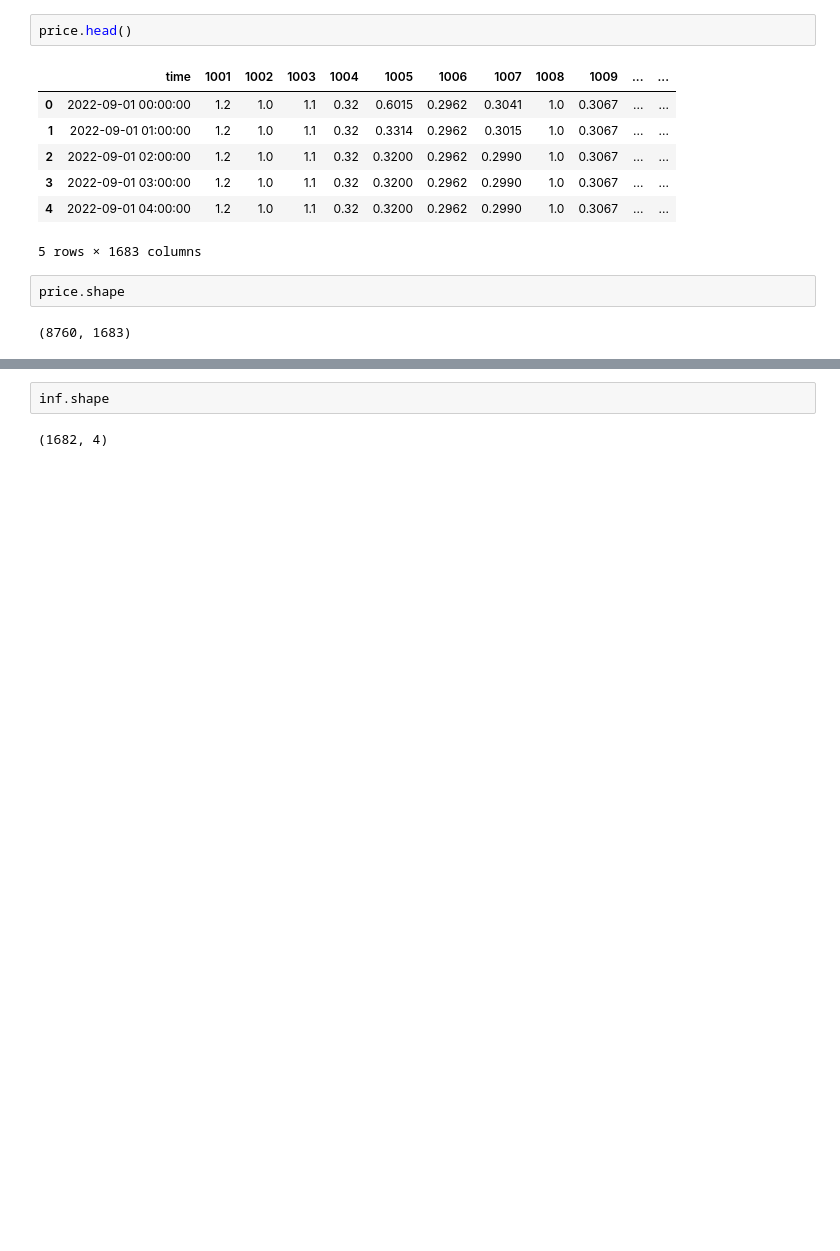
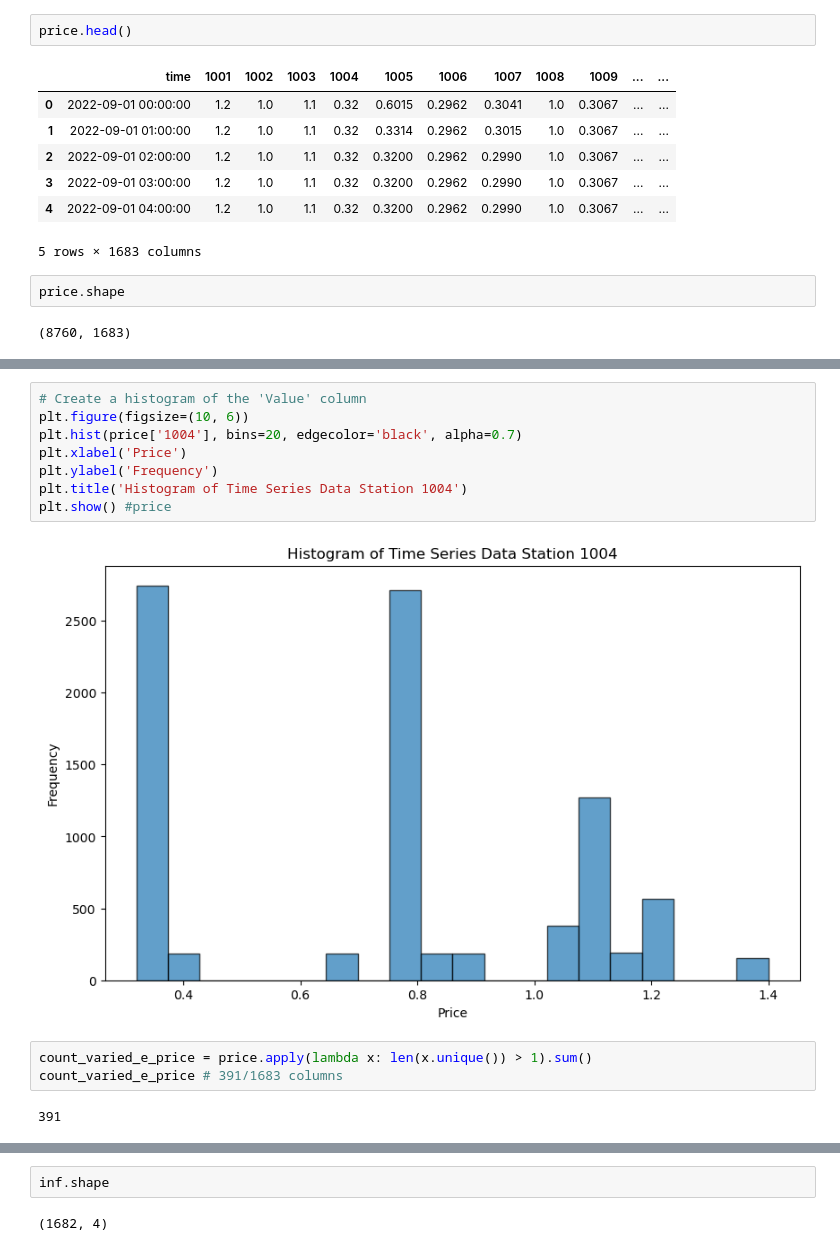
Before and after one commit to nareeratm/capstone_ev, a Jupyter notebook: EDA.ipynb, the cells around one changed output, grey strips where cells are left out. Cells and saved outputs as stored; diff of their text form; blank space fills up the shorter version.

```diff
--- a/EDA.ipynb
+++ b/EDA.ipynb
@@ -66,0 +80,15 @@ price.shape
+# %%
+# Create a histogram of the 'Value' column
+plt.figure(figsize=(10, 6))
+plt.hist(price['1004'], bins=20, edgecolor='black', alpha=0.7)
+plt.xlabel('Price')
+plt.ylabel('Frequency')
+plt.title('Histogram of Time Series Data Station 1004')
+plt.show() #price
+# %% [output]
+[figure, added]
+# %%
+count_varied_e_price = price.apply(lambda x: len(x.unique()) > 1).sum()
+count_varied_e_price # 391/1683 columns
+# %% [output]
+391
```
Also changed, not shown: parts of 23 cells of this notebook, 3 other files.
